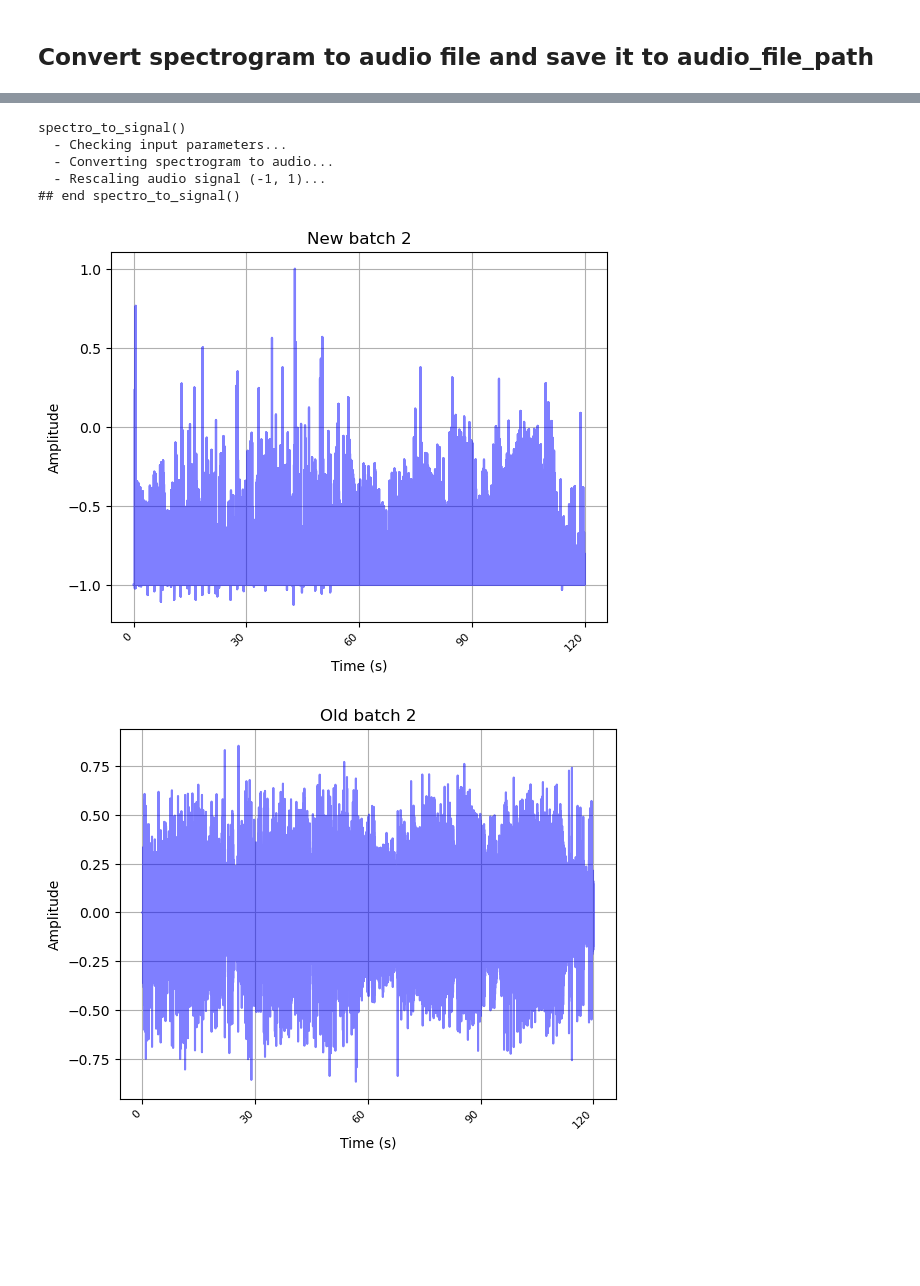
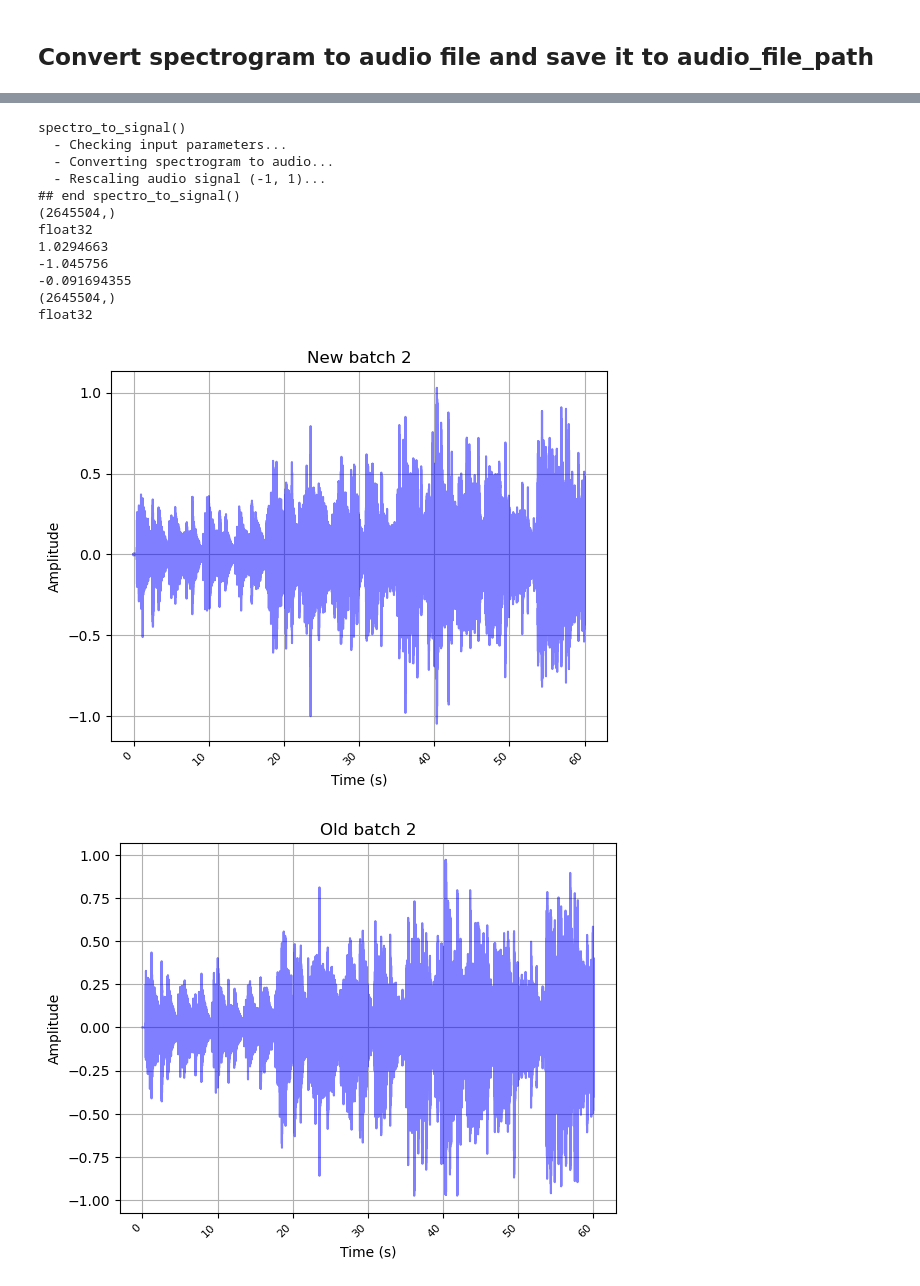
Before and after one commit to eliot-christon/worldMusicSpectograms, a Jupyter notebook: exploration.ipynb, the cells around one changed output, grey strips where cells are left out. Saved outputs shown, nothing was run; the diff lists cells and outputs as text; code cells hidden in the pictures; blank space fills up the shorter version.

```diff
--- a/exploration.ipynb
+++ b/exploration.ipynb
@@ -11,9 +11,8 @@ import numpy as np
 spectro_folder = "data/spectro/"
 mp3_folder = "data/audio/"
 
-audio_file_path = mp3_folder + "Punk Jazz Revisited.mp3"
-batch_duration = 120 # seconds
-image_size = 1024 # pixels
+audio_file_path = mp3_folder + "a-night-in-tunisia.mp3"
+batch_duration = 60 # seconds
 # %% [markdown]
 ## Convert audio file to spectrogram and save it to spectro_file_path
 # %%
@@ -30,7 +29,7 @@ mp3_to_signal()
 # %%
 # Split audio signal into batches of duration
 batch_size = int(sr * batch_duration)
-audio_signal_batches = signal_batch_maker(audio_signal, batch_size, display=display)
+audio_signal_batches = signal_batch_maker(audio_signal, batch_size, display=True)
 # %% [output]
 signal_batch_maker()
   - Checking input parameters...
@@ -53,8 +52,8 @@ if not os.path.exists(spectro_dir_path):
 # we want the spectrogram to be square, dim = (image_size, image_size)
 # We can know in advance the size of the spectrogram with n_fft and hop_length
 # the spectrogram size is ( n_fft/2 + 1, audio_signal.shape[0] / hop_length + 1 )
-n_fft = int(image_size * 2 - 2)
-hop_length = int((batch_size / image_size) + 1)
+n_fft = 2048
+hop_length = n_fft // 4
 
 print(" - Parameters:")
 print("      Audio signal shape:", audio_signal.shape)
@@ -86,9 +85,9 @@ max_spectro_db = []
 
 for i, audio_signal_batch in enumerate(audio_signal_batches):
     # Convert audio to spectrogram
-    D = signal_to_spectro(audio_signal_batch, n_fft, hop_length, display=display)
+    D = signal_to_spectro(audio_signal_batch, n_fft, hop_length, display=True)
 
-    assert D.shape[0] == image_size and D.shape[1] == image_size, "Spectrogram shape must be (image_size, image_size) = ({}, {}) but is {}".format(image_size, image_size, D.shape)
+    # assert D.shape[0] == image_size and D.shape[1] == image_size, "Spectrogram shape must be (image_size, image_size) = ({}, {}) but is {}".format(image_size, image_size, D.shape)
     if display: print("  - Spectrogram shape:", D.shape)
 
     min_spectro_db.append(D.min())
@@ -97,7 +96,7 @@ for i, audio_signal_batch in enumerate(audio_signal_batches):
     # Convert spectrogram to image
     spectro_file_path = spectro_dir_path + str(i) + ".png"
 
-    spectro_to_image(D, spectro_file_path, display=True, image_size=image_size)
+    spectro_to_image(D, spectro_file_path, display=True)
 
 if display: print("## end mp3_to_image()")
 # %% [output]
@@ -171,16 +169,26 @@ mse 0.017709306
 # %%
 audio_signal_batch = spectro_to_signal(D, n_fft, hop_length, display=True)
 
+# save the audio signal batch
+signal_to_mp3(audio_signal_batch, sr, "data/audio_output/batch.mp3")
+
 plot_audio_signal(audio_signal_batch, sr, title="New batch {}".format(i))
 plot_audio_signal(audio_signal_batches[0], sr, title="Old batch {}".format(i))
 # %% [output]
 spectro_to_signal()
   - Checking input parameters...
   - Converting spectrogram to audio...
   - Rescaling audio signal (-1, 1)...
 ## end spectro_to_signal()
+(2645504,)
+float32
+1.0294663
+-1.045756
+-0.091694355
+(2645504,)
+float32
-[figure, old version]
+[figure, new version]
-[figure, old version]
+[figure, new version]
 # %%
 # count the number of 0 values in the new audio signal
 print("Number of 0 values in the new audio signal:", np.sum(audio_signal_batch == 0))
```
Also changed, not shown: parts of 10 cells of this notebook, 2 other files.
